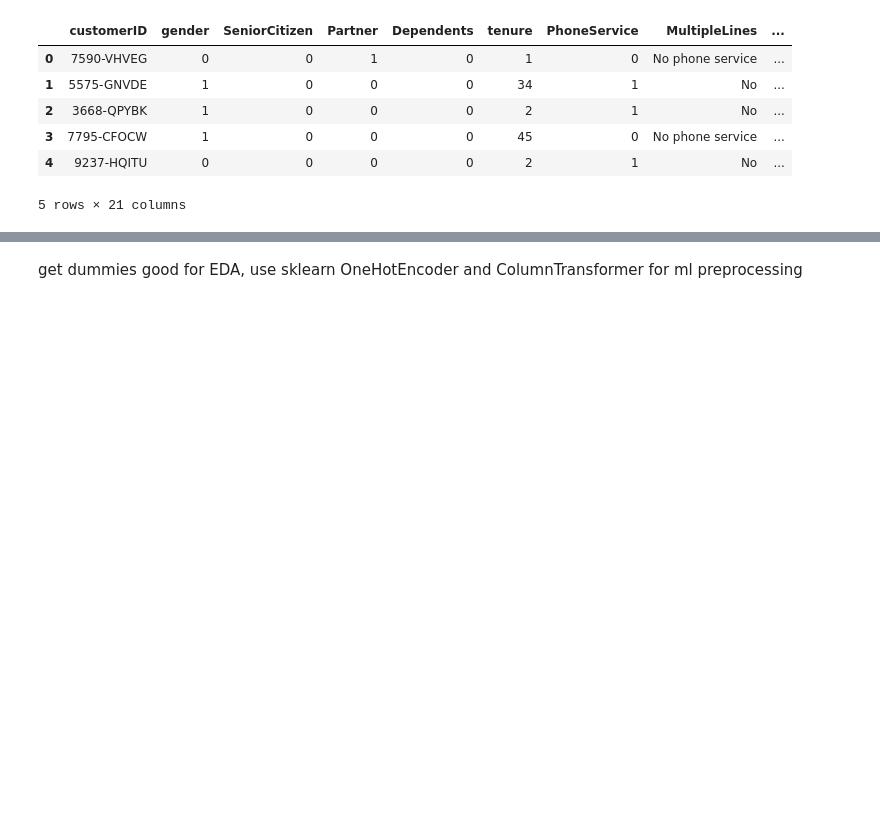
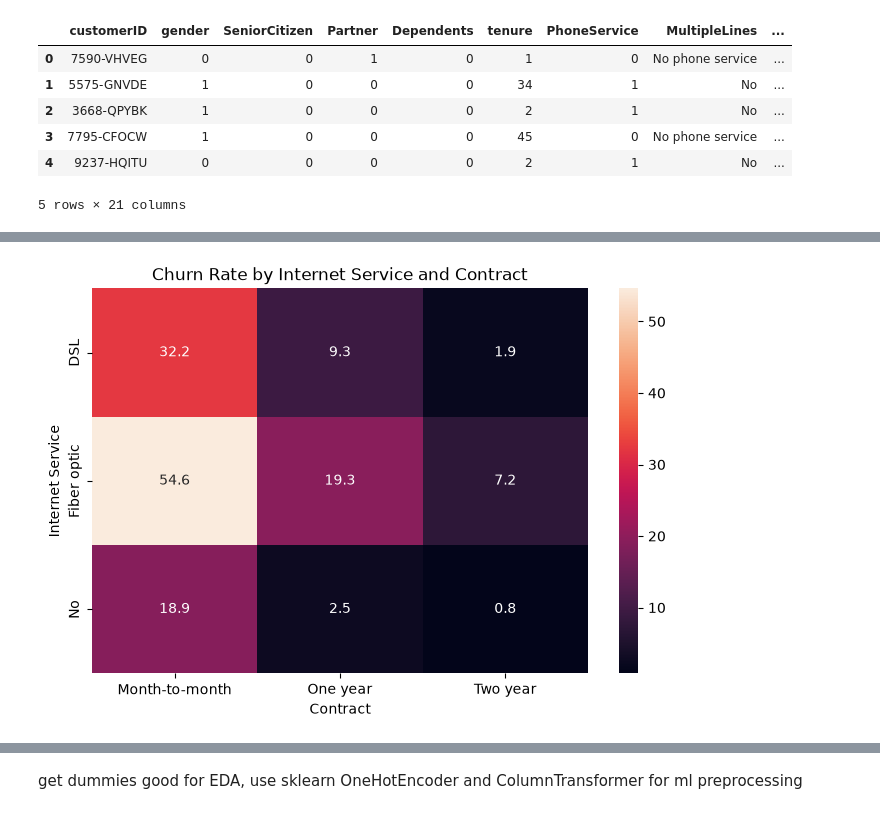
Before and after one commit to pvs-7/end-to-end-ML-Churn-with-FastAPI-MLFlow-Docker-AWS, a Jupyter notebook: notebooks/EDA.ipynb, the cells around one changed output, grey strips where cells are left out. Drawn from its saved outputs; the diff is of its cells as text; code cells hidden in the pictures; blank space fills up the shorter version.

```diff
--- a/notebooks/EDA.ipynb
+++ b/notebooks/EDA.ipynb
@@ -118,0 +150,30 @@ df.head()
+# %%
+df["Churn"] = df["Churn"].astype(int)
+# %%
+import matplotlib.pyplot as plt
+import seaborn as sns
+
+pivot = (
+    df.pivot_table(
+        index="InternetService",
+        columns="Contract",
+        values="Churn",
+        aggfunc="mean"
+    ) * 100
+)
+
+plt.figure(figsize=(8, 5))
+
+sns.heatmap(
+    pivot,
+    annot=True,
+    fmt=".1f"
+)
+
+plt.title("Churn Rate by Internet Service and Contract")
+plt.xlabel("Contract")
+plt.ylabel("Internet Service")
+
+plt.show()
+# %% [output]
+[figure, added]
```
Also changed, not shown: parts of 74 cells of this notebook.
